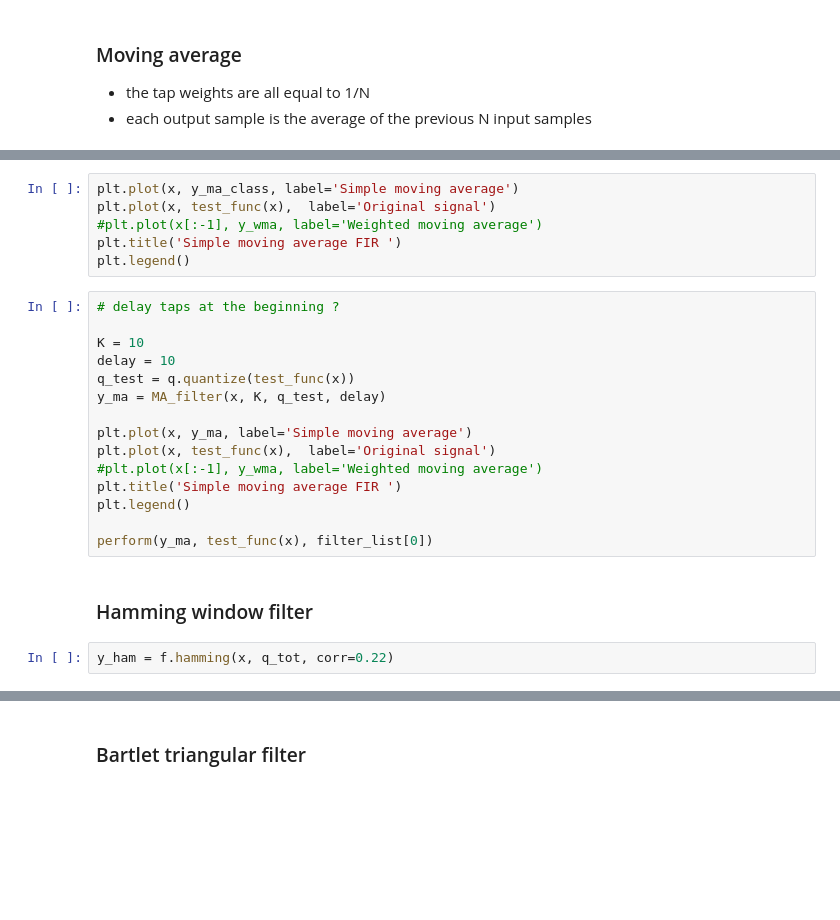
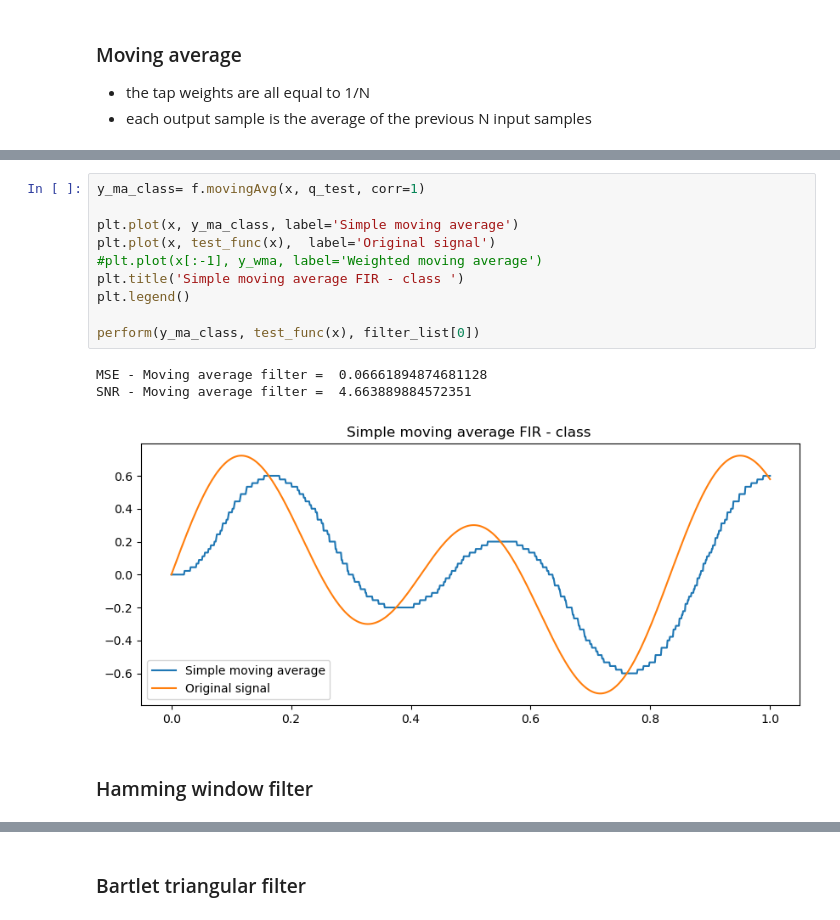
Before and after one commit to lindafabs/Semester-Project, a Jupyter notebook: binary_quant_copy.ipynb, the cells around one changed output, grey strips where cells are left out. Saved outputs shown, nothing was run; the diff lists cells and outputs as text; blank space fills up the shorter version.

Commit message:
Fixed moving average

```diff
--- a/binary_quant_copy.ipynb
+++ b/binary_quant_copy.ipynb
@@ -214,25 +191,16 @@ y_ma_class= f.movingAvg(x, q_tot, corr=1)
 # %%
+y_ma_class= f.movingAvg(x, q_test, corr=1)
+
 plt.plot(x, y_ma_class, label='Simple moving average')
 plt.plot(x, test_func(x),  label='Original signal')
 #plt.plot(x[:-1], y_wma, label='Weighted moving average')
-plt.title('Simple moving average FIR ')
+plt.title('Simple moving average FIR - class ')
 plt.legend()
+
+perform(y_ma_class, test_func(x), filter_list[0])
+# %% [output]
+MSE - Moving average filter =  0.06661894874681128
+SNR - Moving average filter =  4.663889884572351
+[figure, added]
-# %%
-# delay taps at the beginning ?
-
-K = 10
-delay = 10
-q_test = q.quantize(test_func(x))
-y_ma = MA_filter(x, K, q_test, delay)
-
-plt.plot(x, y_ma, label='Simple moving average')
-plt.plot(x, test_func(x),  label='Original signal')
-#plt.plot(x[:-1], y_wma, label='Weighted moving average')
-plt.title('Simple moving average FIR ')
-plt.legend()
-
-perform(y_ma, test_func(x), filter_list[0])
 # %% [markdown]
 ### Hamming window filter
-# %%
-y_ham = f.hamming(x, q_tot, corr=0.22)
```
Also changed, not shown: parts of 17 cells of this notebook, 1 other file.
